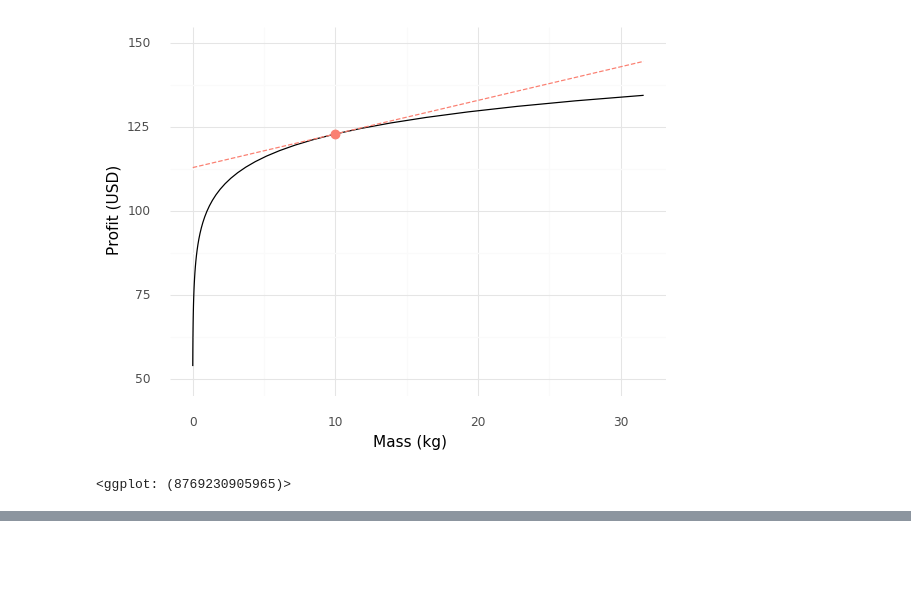
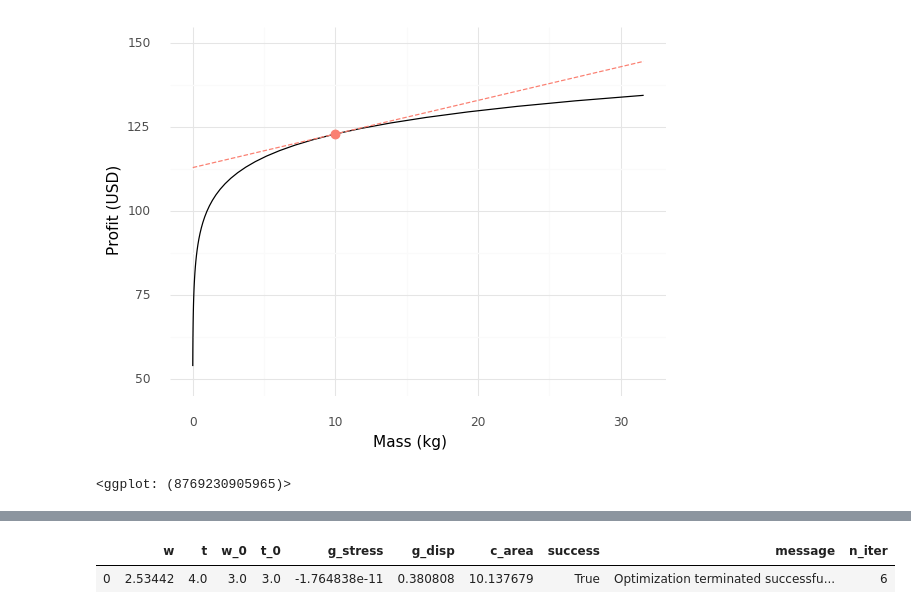
Before and after one commit to zdelrosario/pdo-notes, a Jupyter notebook: day11.ipynb, the cells around one changed output, grey strips where cells are left out. Cells and saved outputs as stored; diff of their text form; code cells hidden in the pictures; blank space fills up the shorter version.

```diff
--- a/day11.ipynb
+++ b/day11.ipynb
@@ -181,0 +212,4 @@ df_tangent = (
+# %%
+from grama.models import make_cantilever_beam
+md_beam = make_cantilever_beam()
+md_beam.printpretty()
@@ -181,0 +234,20 @@ df_tangent = (
+# %%
+md_det = (
+    gr.Model()
+    >> gr.cp_vec_function(
+        fun=lambda df: gr.eval_conservative(
+            md_beam,
+            df_det=df,
+            quantiles=0.01,
+        ),
+        var=["w", "t"],
+        out=["c_area", "g_stress", "g_disp"],
+        name="Nominal evaluation",
+    )
+    >> gr.cp_bounds(
+        w=(2, 4),
+        t=(2, 4),
+    )
+)
+
+md_det.printpretty()
@@ -181,0 +266,11 @@ df_tangent = (
+# %%
+(
+    md_det
+    >> gr.ev_min(
+        out_min="c_area",
+        out_geq=["g_stress", "g_disp"]
+    )
+)
+# %% [output]
+|  | w | t | w_0 | t_0 | g_stress | g_disp | c_area | success | message | n_iter |
+| 0 | 2.53442 | 4.0 | 3.0 | 3.0 | -1.764838e-11 | 0.380808 | 10.137679 | True | Optimization terminated successfu... | 6 |
```
Also changed, not shown: parts of 12 cells of this notebook.
